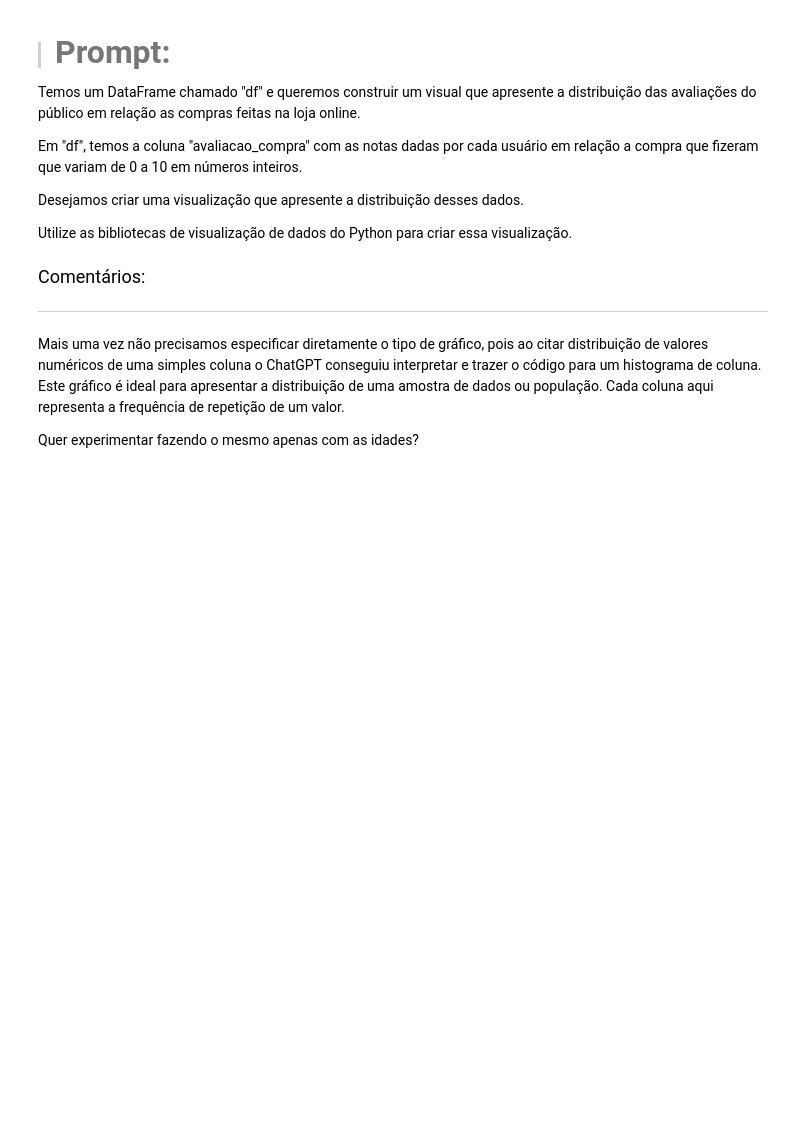
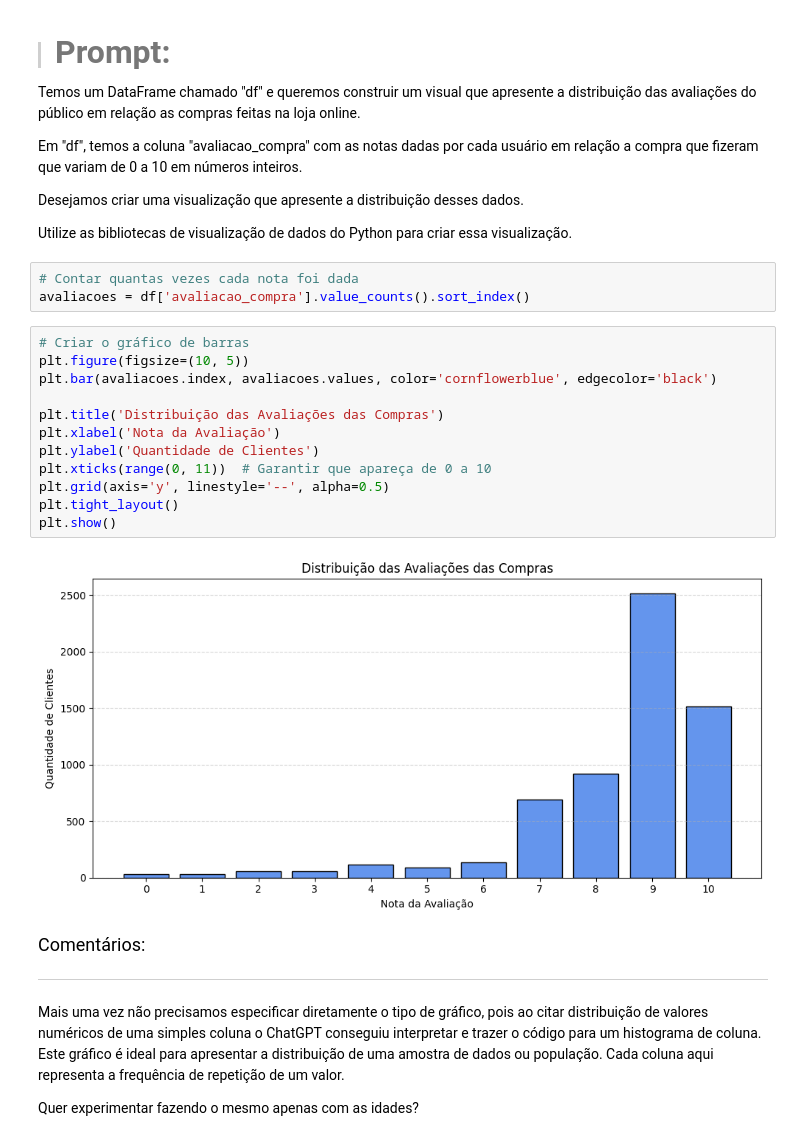
Before and after one commit to Enoque12/Projecto_Inicial_IA_Aplicada_na_Ciencia_de_Dados, a Jupyter notebook: Projeto_Inicial_IA_aplicada_a_Data_Science.ipynb, the cells around one changed output. Drawn from its saved outputs; the diff is of its cells as text; blank space fills up the shorter version.

```diff
--- a/Projeto_Inicial_IA_aplicada_a_Data_Science.ipynb
+++ b/Projeto_Inicial_IA_aplicada_a_Data_Science.ipynb
@@ -780,6 +825,23 @@ Em "df", temos a coluna "avaliacao_compra" com as notas dadas por cada usuário
 Desejamos criar uma visualização que apresente a distribuição desses dados.
 
 Utilize as bibliotecas de visualização de dados do Python para criar essa visualização.
+# %%
+# Contar quantas vezes cada nota foi dada
+avaliacoes = df['avaliacao_compra'].value_counts().sort_index()
+# %%
+# Criar o gráfico de barras
+plt.figure(figsize=(10, 5))
+plt.bar(avaliacoes.index, avaliacoes.values, color='cornflowerblue', edgecolor='black')
+
+plt.title('Distribuição das Avaliações das Compras')
+plt.xlabel('Nota da Avaliação')
+plt.ylabel('Quantidade de Clientes')
+plt.xticks(range(0, 11))  # Garantir que apareça de 0 a 10
+plt.grid(axis='y', linestyle='--', alpha=0.5)
+plt.tight_layout()
+plt.show()
+# %% [output]
+[figure, added]
 # %% [markdown]
 <font color="7b71ff" size=4> Comentários: </font>
 
```
Also changed, not shown: parts of 13 cells of this notebook.
